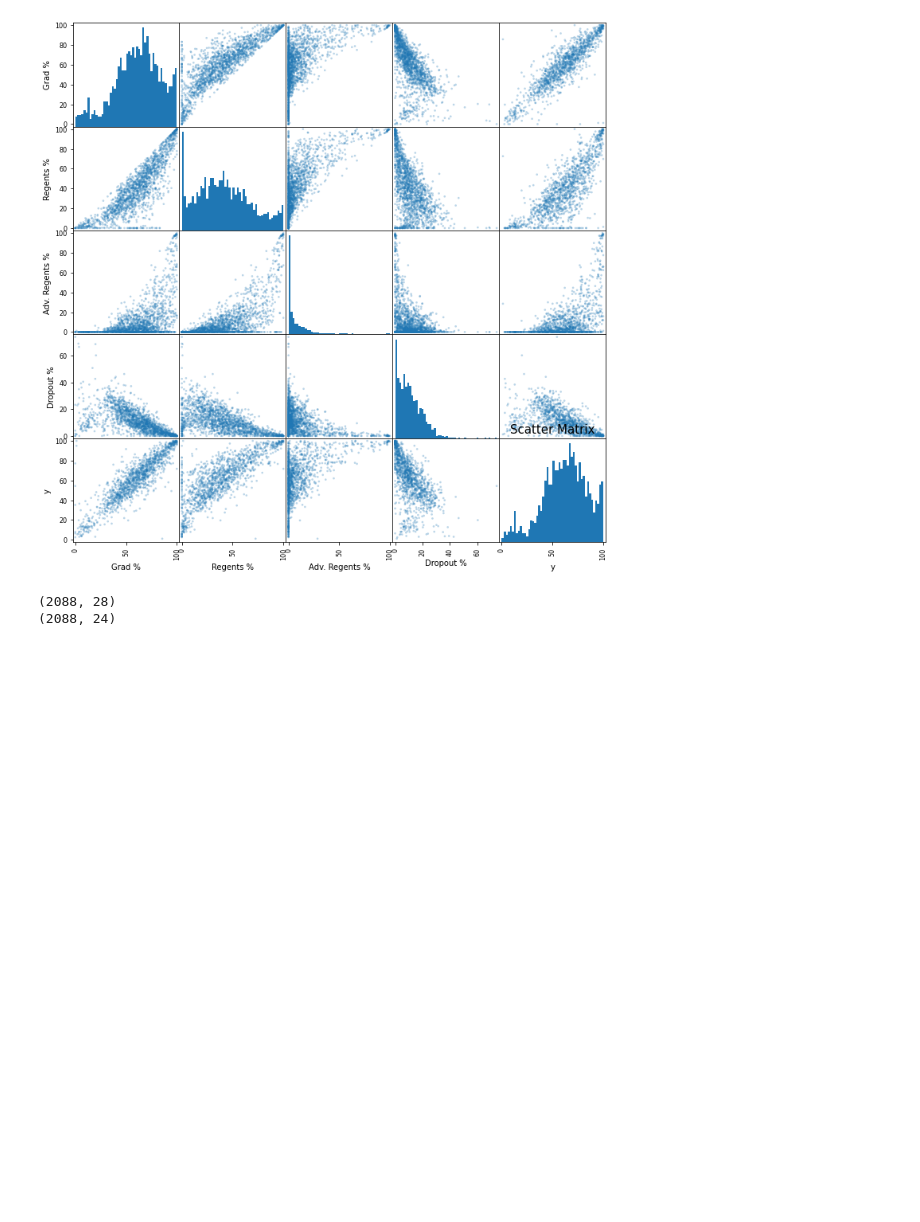
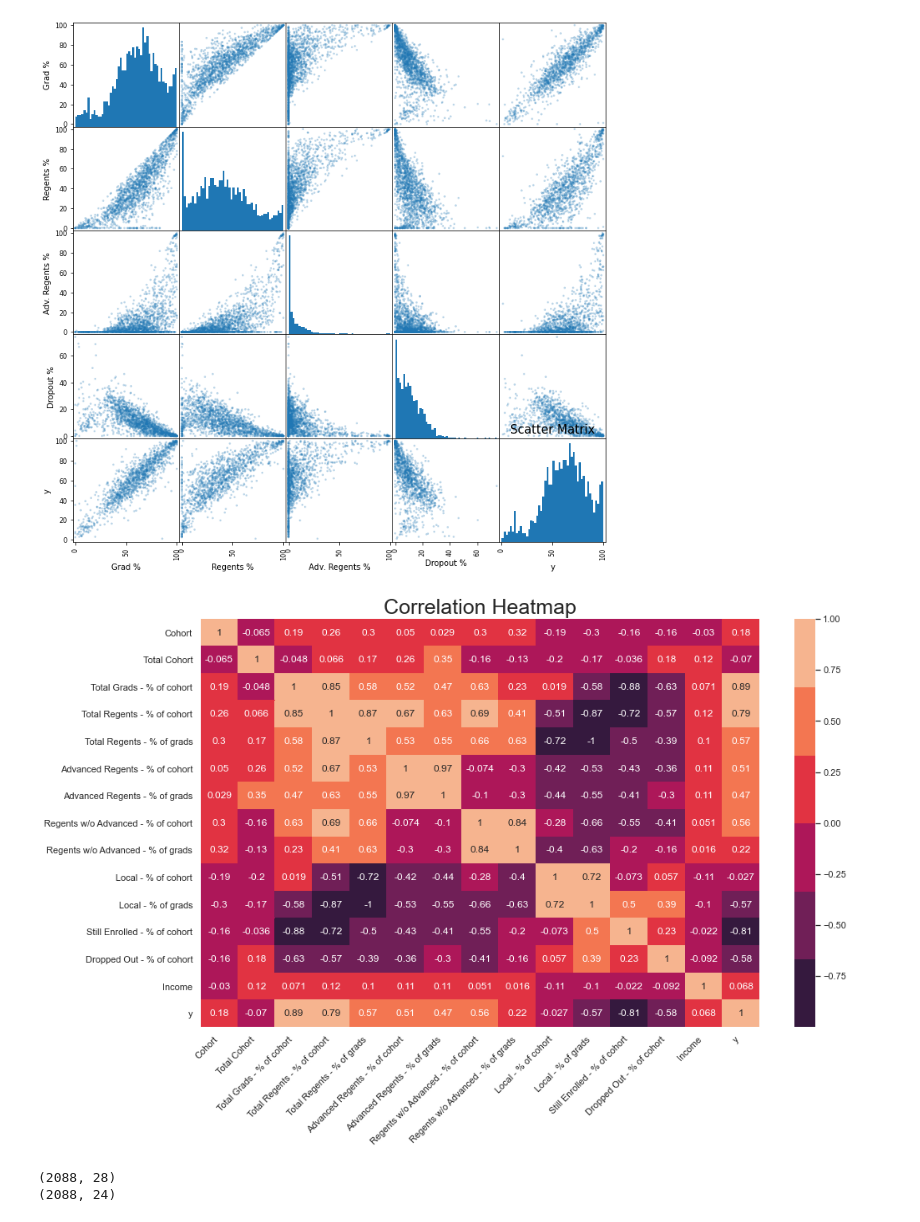
Before and after one commit to ncl11/Data1030_project, a Jupyter notebook: src/EDA.ipynb, the cells around one changed output. Drawn from its saved outputs; the diff is of its cells as text; code cells hidden in the pictures; blank space fills up the shorter version.

Commit message:
heatmap

```diff
--- a/src/EDA.ipynb
+++ b/src/EDA.ipynb
@@ -163,6 +164,22 @@ pd.plotting.scatter_matrix(test, figsize=(12, 12), marker='o',hist_kwds={'bins':
 plt.show()
 # %% [output]
 [figure]
+# %%
+corr = df2.drop('Unnamed: 0', axis=1).corr()
+sns.set(rc={'figure.figsize':(15,9)})
+cmap = sns.color_palette("rocket")
+
+ax = sns.heatmap(corr,cmap=cmap, annot=True)
+ax.set_xticklabels(
+    ax.get_xticklabels(),
+    rotation=45,
+    horizontalalignment='right'
+);
+plt.title('Correlation Heatmap',size= 25)
+
+plt.savefig(f"../Figures/corr-heatmap.png", bbox_inches='tight', dpi=600)
+# %% [output]
+[figure, added]
 # %%
 # remove features that won't be used in the model
 print(df.shape)
```
Also changed, not shown: parts of 2 cells of this notebook, 2 other files.
